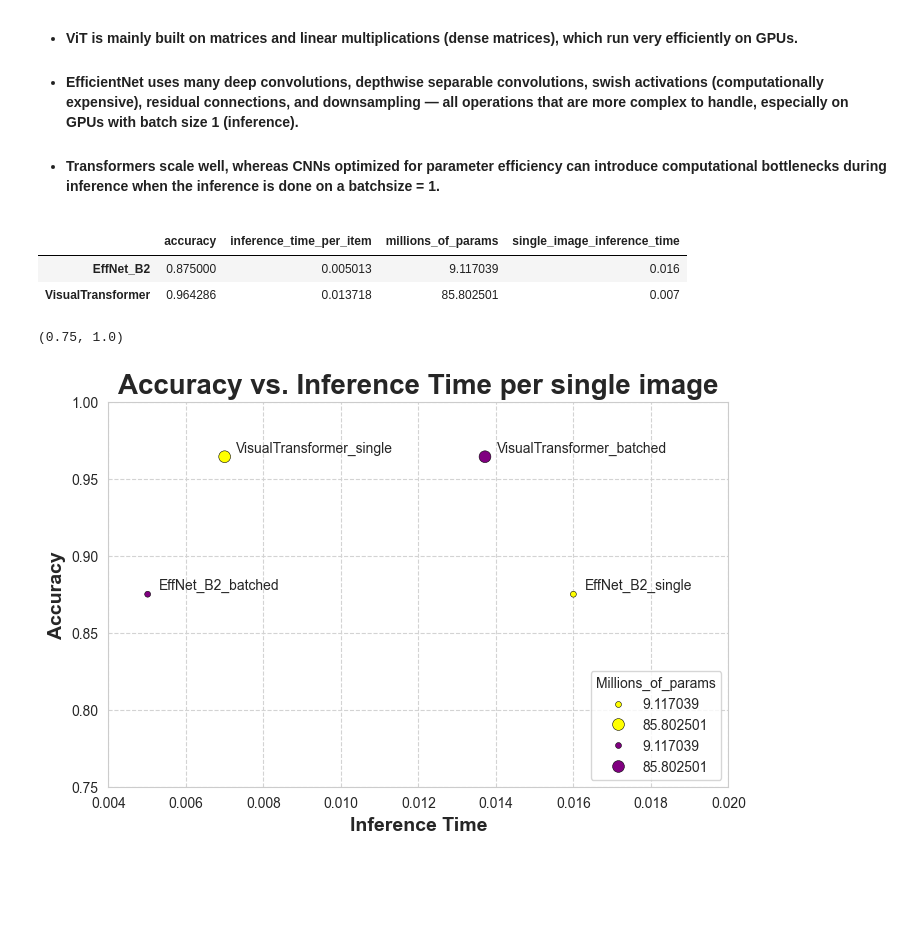
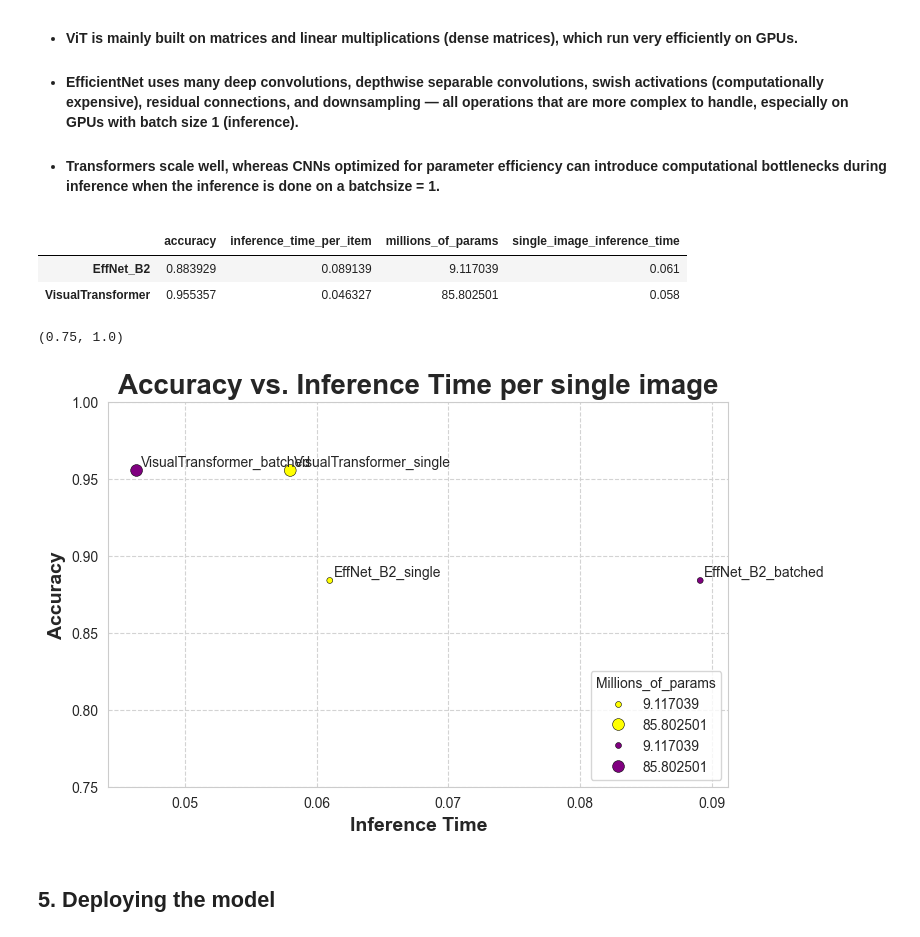
Before and after one commit to thomaspierantozzi/PyTorch_Course_by_Daniel_Bourke, a Jupyter notebook: 08_Model_Deployment/08_Model_choice_for_deployment.ipynb, the cells around one changed output. Drawn from its saved outputs; the diff is of its cells as text; code cells hidden in the pictures; blank space fills up the shorter version.

```diff
--- a/08_Model_Deployment/08_Model_choice_for_deployment.ipynb
+++ b/08_Model_Deployment/08_Model_choice_for_deployment.ipynb
@@ -326,0 +321,4 @@ The available device is mps
+# %%
+device = 'cpu' #to simulate the performance on a normal cpu where most likely the model will run after the deployment
+vit_model_pretrained.to(device)
+effnet_b2_pretrained.to(device)
@@ -537,9 +553,10 @@ random_pics = np.random.randint(low=0, high=len(final_test_dataset), size=(NR_PI
 final_resume_vit = []
 for idx in random_pics:
     #the next foo returns a dict containg the main metrics to evaluate a model
-    pred_dict = vit_model_pretrained.predict(
+    pred_dict = vit_model_pretrained.predict_single(
         input=final_test_dataset[idx][0],
         transform_pipeline=vit_transform,
+        classes=final_test_dataset.classes,
         device=device,
         test_mode=True,
         target_value=final_test_dataset[idx][1]
@@ -562,9 +595,10 @@ The average inference time per item is 0.007s
 final_resume_effnet = []
 for idx in random_pics:
     #the next foo returns a dict containg the main metrics to evaluate a model
-    pred_dict = effnet_b2_pretrained.predict(
+    pred_dict = effnet_b2_pretrained.predict_single(
         input=final_test_dataset[idx][0],
         transform_pipeline=effnetb2_transform,
+        classes=final_test_dataset.classes,
         device=device,
         test_mode=True,
         target_value=final_test_dataset[idx][1]
@@ -608,8 +642,8 @@ final_resume_overall = DataFrame(
 final_resume_overall
 # %% [output]
 |  | accuracy | inference_time_per_item | millions_of_params | single_image_inference_time |
-| EffNet_B2 | 0.875000 | 0.005013 | 9.117039 | 0.016 |
-| VisualTransformer | 0.964286 | 0.013718 | 85.802501 | 0.007 |
+| EffNet_B2 | 0.883929 | 0.089139 | 9.117039 | 0.061 |
+| VisualTransformer | 0.955357 | 0.046327 | 85.802501 | 0.058 |
 # %%
 import matplotlib.pyplot as plt
 import seaborn as sns
@@ -618,32 +652,34 @@ plt.figure(figsize=(8, 5))
 sns.scatterplot(
     data=final_resume_overall,
     x='single_image_inference_time',
     y='accuracy',
     color='yellow',
     edgecolor='black',
     size='millions_of_params',
 )
 for index, row in final_resume_overall.iterrows():
     plt.annotate(text=f'{index}_single',
                  xy=(row['single_image_inference_time'] + 0.0003, row['accuracy'] + 0.003))
 sns.scatterplot(
     data=final_resume_overall,
     x='inference_time_per_item',
     y='accuracy',
     color='purple',
     edgecolor='black',
     size='millions_of_params',
 )
 for index, row in final_resume_overall.iterrows():
     plt.annotate(text=f'{index}_batched',
                  xy=(row['inference_time_per_item'] + 0.0003, row['accuracy'] + 0.003))
 plt.title('Accuracy vs. Inference Time per single image', fontsize=20, fontweight='bold')
 plt.xlabel('Inference Time', fontsize=14, fontweight='bold')
 plt.ylabel('Accuracy', fontsize=14, fontweight='bold')
 plt.legend(loc='lower right', title='Millions_of_params')
 plt.grid(True, color='lightgray', linestyle='--')
-plt.xlim([0.004, 0.020])
+#plt.xlim([0.004, 0.020])
 plt.ylim([0.75, 1])
 # %% [output]
 (0.75, 1.0)
-[figure, old version]
+[figure, new version]
+# %% [markdown]
+## 5. Deploying the model
```
Also changed, not shown: parts of 15 cells of this notebook, 1 other file.
